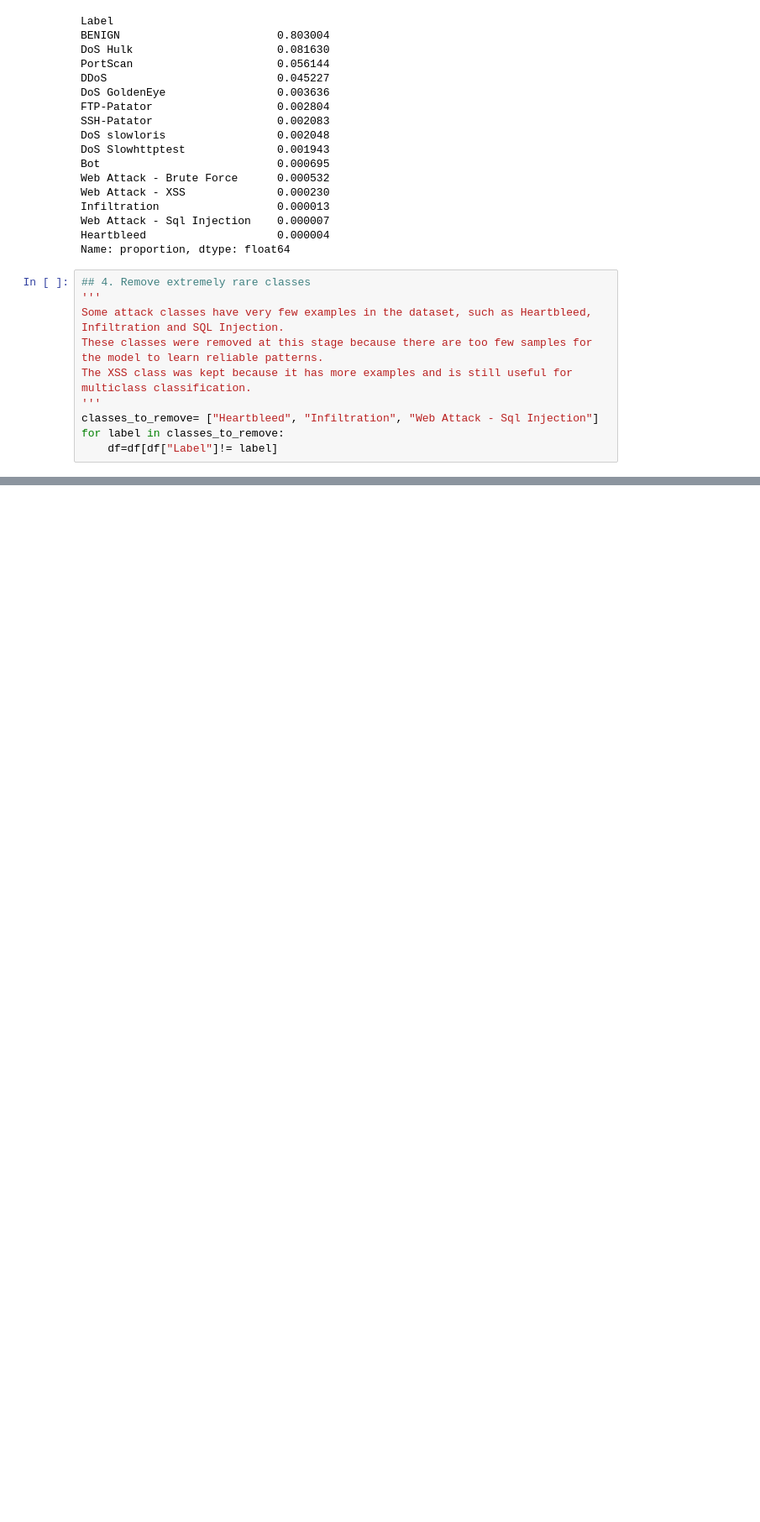
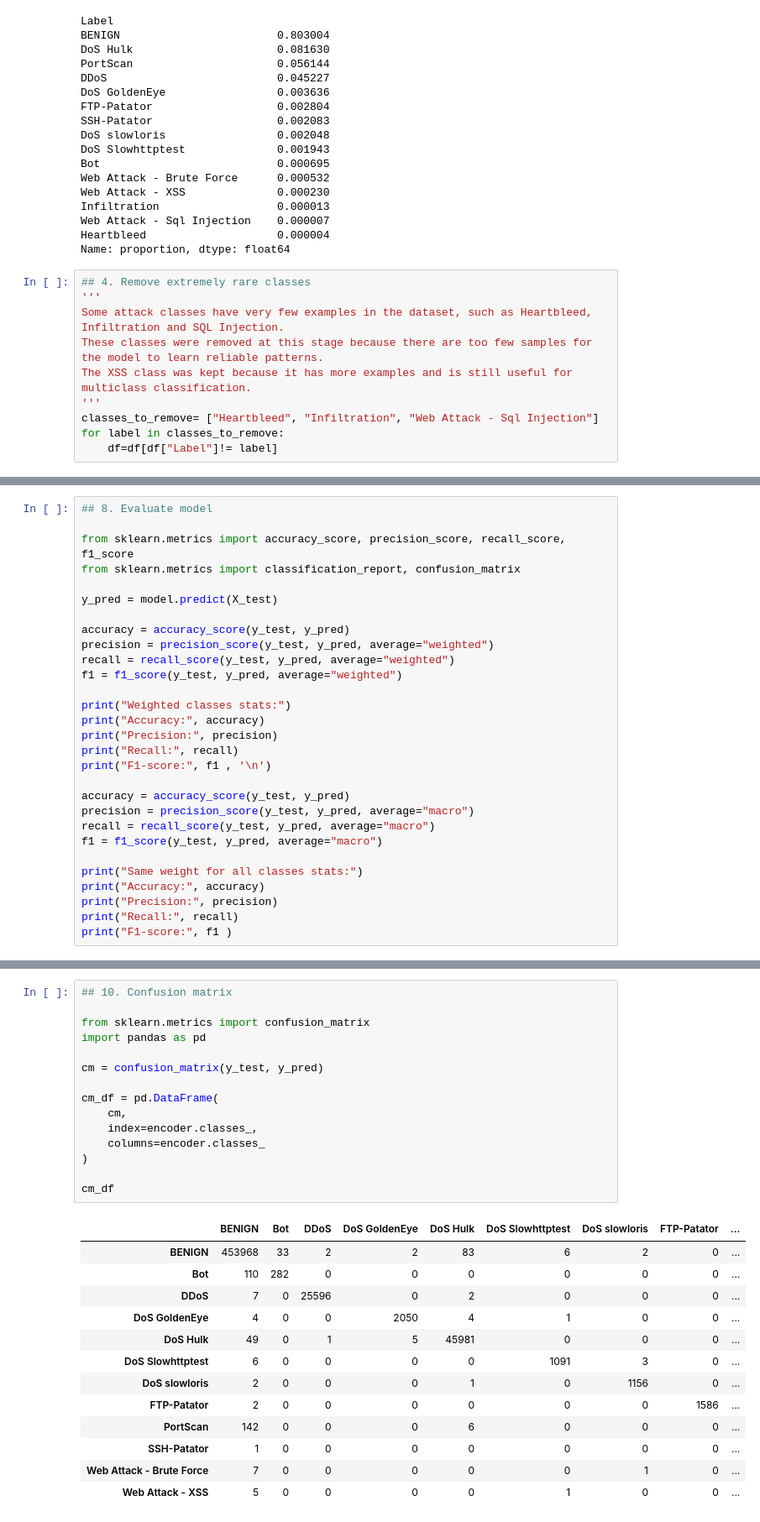
Before and after one commit to DiogoSantos1207/network-anomaly-detection, a Jupyter notebook: notebooks/02_multiclass_attack_model.ipynb, the cells around one changed output, grey strips where cells are left out. Shown at 84% size. Drawn from its saved outputs; the diff is of its cells as text; blank space fills up the shorter version.

```diff
--- a/notebooks/02_multiclass_attack_model.ipynb
+++ b/notebooks/02_multiclass_attack_model.ipynb
@@ -103,0 +149,29 @@ for class_id, class_name in enumerate(encoder.classes_):
+# %%
+## 8. Evaluate model
+
+from sklearn.metrics import accuracy_score, precision_score, recall_score, f1_score
+from sklearn.metrics import classification_report, confusion_matrix
+
+y_pred = model.predict(X_test)
+
+accuracy = accuracy_score(y_test, y_pred)
+precision = precision_score(y_test, y_pred, average="weighted")
+recall = recall_score(y_test, y_pred, average="weighted")
+f1 = f1_score(y_test, y_pred, average="weighted")
+
+print("Weighted classes stats:")
+print("Accuracy:", accuracy)
+print("Precision:", precision)
+print("Recall:", recall)
+print("F1-score:", f1 , '\n')
+
+accuracy = accuracy_score(y_test, y_pred)
+precision = precision_score(y_test, y_pred, average="macro")
+recall = recall_score(y_test, y_pred, average="macro")
+f1 = f1_score(y_test, y_pred, average="macro")
+
+print("Same weight for all classes stats:")
+print("Accuracy:", accuracy)
+print("Precision:", precision)
+print("Recall:", recall)
+print("F1-score:", f1 )
@@ -103,0 +219,29 @@ for class_id, class_name in enumerate(encoder.classes_):
+# %%
+## 10. Confusion matrix
+
+from sklearn.metrics import confusion_matrix
+import pandas as pd
+
+cm = confusion_matrix(y_test, y_pred)
+
+cm_df = pd.DataFrame(
+    cm,
+    index=encoder.classes_,
+    columns=encoder.classes_
+)
+
+cm_df
+# %% [output]
+|  | BENIGN | Bot | DDoS | DoS GoldenEye | DoS Hulk | DoS Slowhttptest | DoS slowloris | FTP-Patator | ... |
+| BENIGN | 453968 | 33 | 2 | 2 | 83 | 6 | 2 | 0 | ... |
+| Bot | 110 | 282 | 0 | 0 | 0 | 0 | 0 | 0 | ... |
+| DDoS | 7 | 0 | 25596 | 0 | 2 | 0 | 0 | 0 | ... |
+| DoS GoldenEye | 4 | 0 | 0 | 2050 | 4 | 1 | 0 | 0 | ... |
+| DoS Hulk | 49 | 0 | 1 | 5 | 45981 | 0 | 0 | 0 | ... |
+| DoS Slowhttptest | 6 | 0 | 0 | 0 | 0 | 1091 | 3 | 0 | ... |
+| DoS slowloris | 2 | 0 | 0 | 0 | 1 | 0 | 1156 | 0 | ... |
+| FTP-Patator | 2 | 0 | 0 | 0 | 0 | 0 | 0 | 1586 | ... |
+| PortScan | 142 | 0 | 0 | 0 | 6 | 0 | 0 | 0 | ... |
+| SSH-Patator | 1 | 0 | 0 | 0 | 0 | 0 | 0 | 0 | ... |
+| Web Attack - Brute Force | 7 | 0 | 0 | 0 | 0 | 0 | 1 | 0 | ... |
+| Web Attack - XSS | 5 | 0 | 0 | 0 | 0 | 1 | 0 | 0 | ... |
```
Also changed, not shown: parts of 8 cells of this notebook.
